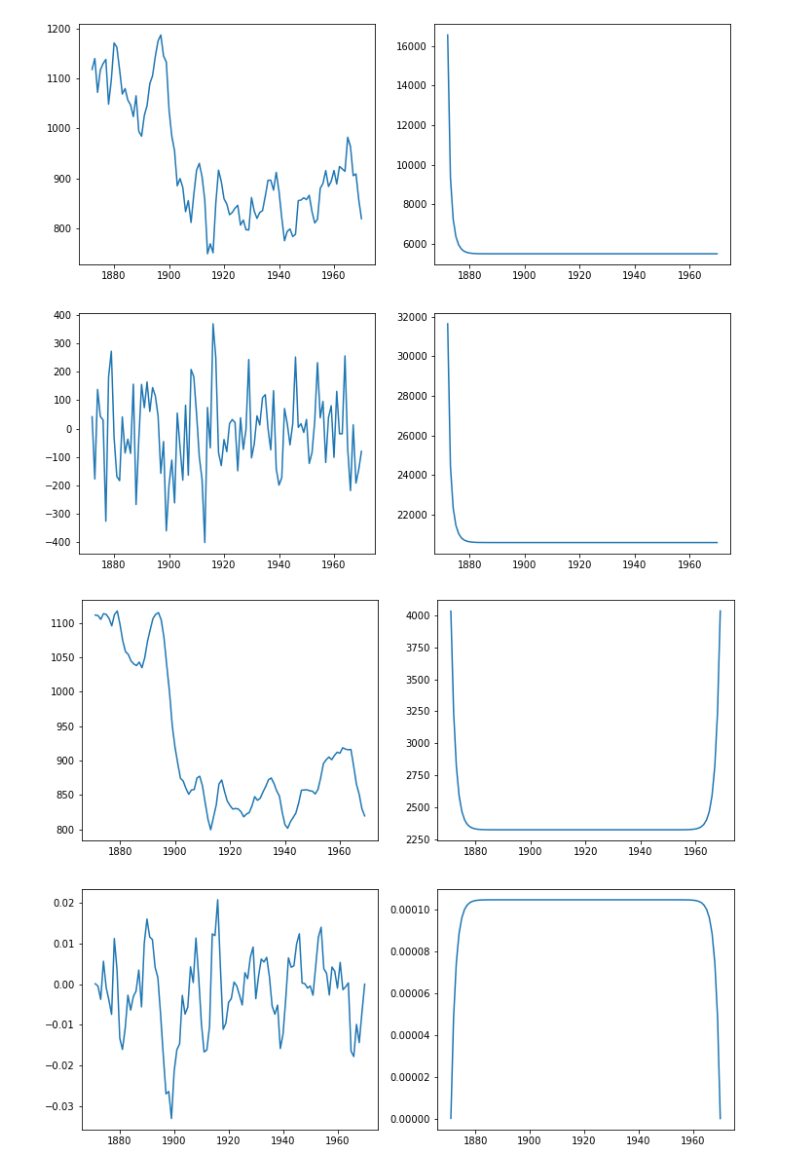
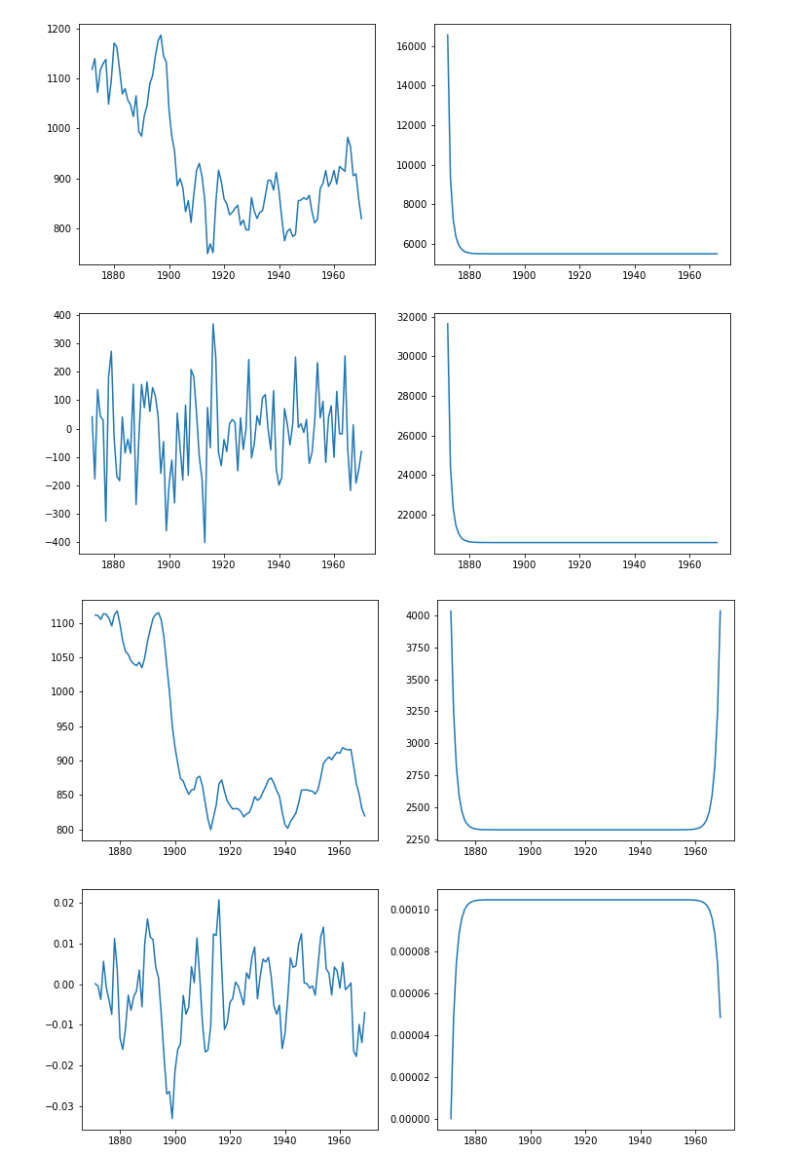
Before and after one commit to afroslam/Time-Series-Models, a Jupyter notebook: LL_Kalman_filter.ipynb, the cells around one changed output. Cells and saved outputs as stored; diff of their text form; code cells hidden in the pictures.

Commit message:
Plots aangepast en comments gezet

```diff
--- a/LL_Kalman_filter.ipynb
+++ b/LL_Kalman_filter.ipynb
@@ -28,12 +28,12 @@ plt.scatter(df['Year'], df['Nile'])
 # %%
 
 
-def KF_LL(a_ini, P_ini, sig_e, sig_eta):
+def KF_LL(data, a_ini, P_ini, sig_e, sig_eta):
     a =  np.zeros(len(df))
     a[0] = a_ini
 
     v = np.zeros(len(df))
-    v[0] = data_nile[0] - a[0]
+    v[0] = data[0] - a[0]
 
     P = np.zeros(len(df))
     P[0] = P_ini
@@ -43,12 +43,13 @@ def KF_LL(a_ini, P_ini, sig_e, sig_eta):
     K = np.zeros(len(df))
     K[0] = P[0] / F[0]
 
+    ## Ik heb de volgorde aangepast, zodat de t+1 en t bij allemaal overeenkomen
     for t in range(1, len(df)):
         a[t] = a[t-1] + K[t-1] * v[t-1]
+        v[t] = data[t] - a[t]
         P[t] = K[t-1] * sig_e + sig_eta
         F[t] = P[t] + sig_e
         K[t] = P[t] / F[t]
-        v[t] = data_nile[t] - a[t]
 
 
     return (v, P, F, a, K)
@@ -61,7 +62,7 @@ P_ini = 10**7
 sig_e = 15099
 sig_eta = 1469.1
 
-v, P, F, a, K = KF_LL(a_ini, P_ini, sig_e, sig_eta)
+v, P, F, a, K = KF_LL(data_nile, a_ini, P_ini, sig_e, sig_eta)
 # %%
 # fig_1_vals = pd.DataFrame([[v, P]])
 fig, ((ax1, ax2), (ax3, ax4)) = plt.subplots(2, 2, figsize=(12,10))
@@ -74,38 +75,43 @@ ax4.ticklabel_format(style='plain')
 # %% [output]
 [figure]
 # %%
-def KS_LL(a_ini, P_ini, sig_e, sig_eta):
+def KS_LL(data, a_ini, P_ini, sig_e, sig_eta):
 
-    v, P, F, a, K = KF_LL(a_ini, P_ini, sig_e, sig_eta)
+    v, P, F, a, K = KF_LL(data, a_ini, P_ini, sig_e, sig_eta)
 
-    r =  np.zeros(len(F))
+    r =  np.zeros(len(df))
     r[-1] = 0
 
-    N = np.zeros(len(F))
+    N = np.zeros(len(df))
     N[-1] = 0
 
-    a_hat = np.zeros(len(F))
-    V = np.zeros(len(F))
+    a_hat = np.zeros(len(df))
 
-    for t in range(len(F)-2, -1, -1):
-        r[t] = F[t]**-1*v[t] + (1-K[t]) * r[t+1]
-        N[t] = F[t]**-1 + (1-K[t])**2*N[t+1]
+    V = np.zeros(len(df))
 
-    for t in range(0, len(F)-1):
+    for t in range(len(df)-2, -1, -1):
+        if data[t] == np.NaN:
+            r[t] = r[t+1]
+            N[t] = N[t+1]
+        else:
+            r[t] = F[t]**-1*v[t] + (1-K[t]) * r[t+1]
+            N[t] = F[t]**-1 + (1-K[t])**2*N[t+1]
+
+    for t in range(0, len(df)):
         a_hat[t] = a[t] + P[t] *r[t]
         V[t] = P[t] - P[t]**2*N[t]
 
     return (r, N, a_hat, V)
 # %%
-r, N, a_hat, V = KS_LL(a_ini, P_ini, sig_e, sig_eta)
+r, N, a_hat, V = KS_LL(data_nile, a_ini, P_ini, sig_e, sig_eta)
 # %%
 # fig_1_vals = pd.DataFrame([[v, P]])
 fig, ((ax1, ax2), (ax3, ax4)) = plt.subplots(2, 2, figsize=(12,10))
 ax1.plot(years[:-1], a_hat[:-1])
 ax2.plot(years[:-1], V[:-1])
 ax2.ticklabel_format(style='plain')
-ax3.plot(years, r)
-ax4.plot(years, N)
+ax3.plot(years[:-1], r[:-1])
+ax4.plot(years[:-1], N[:-1])
 ax4.ticklabel_format(style='plain')
 # %% [output]
-[figure, old version]
+[figure, new version]
```
